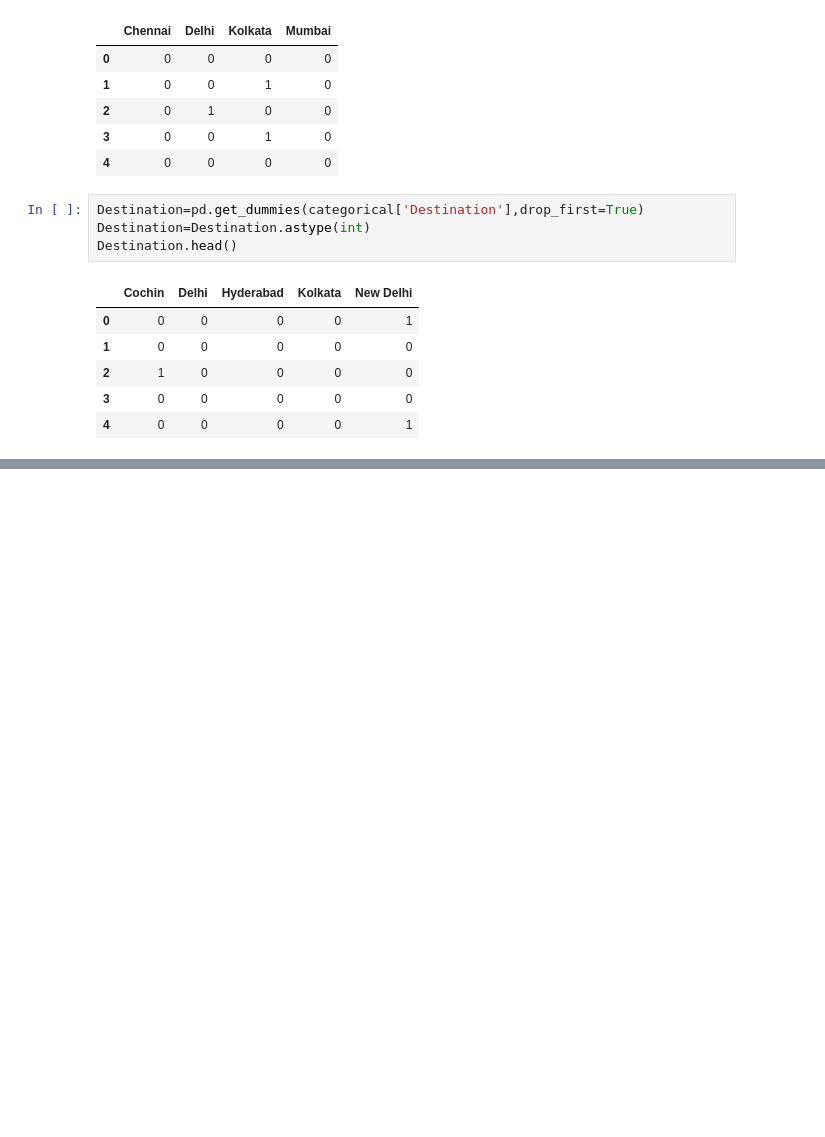
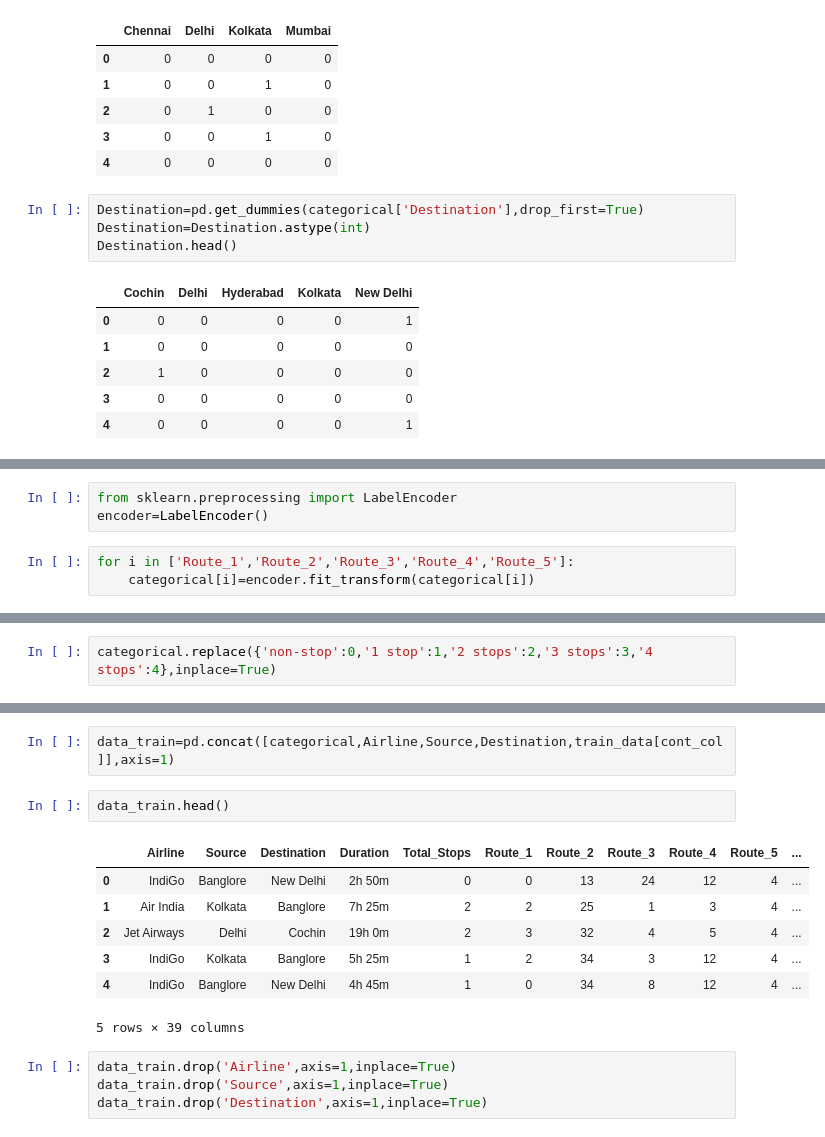
Before and after one commit to shihabrafio/Airlines_Tickets_Fare_Predictor, a Jupyter notebook: Airlines Ticket.ipynb, the cells around one changed output, grey strips where cells are left out. Saved outputs shown, nothing was run; the diff lists cells and outputs as text; blank space fills up the shorter version.

Commit message:
Add Label Encoding

```diff
--- a/Airlines Ticket.ipynb
+++ b/Airlines Ticket.ipynb
@@ -361,0 +487,6 @@ Destination.head()
+# %%
+from sklearn.preprocessing import LabelEncoder
+encoder=LabelEncoder()
+# %%
+for i in ['Route_1','Route_2','Route_3','Route_4','Route_5']:
+    categorical[i]=encoder.fit_transform(categorical[i])
@@ -361,0 +537,2 @@ Destination.head()
+# %%
+categorical.replace({'non-stop':0,'1 stop':1,'2 stops':2,'3 stops':3,'4 stops':4},inplace=True)
@@ -361,0 +553,16 @@ Destination.head()
+# %%
+data_train=pd.concat([categorical,Airline,Source,Destination,train_data[cont_col]],axis=1)
+# %%
+data_train.head()
+# %% [output]
+|  | Airline | Source | Destination | Duration | Total_Stops | Route_1 | Route_2 | Route_3 | Route_4 | Route_5 | ... |
+| 0 | IndiGo | Banglore | New Delhi | 2h 50m | 0 | 0 | 13 | 24 | 12 | 4 | ... |
+| 1 | Air India | Kolkata | Banglore | 7h 25m | 2 | 2 | 25 | 1 | 3 | 4 | ... |
+| 2 | Jet Airways | Delhi | Cochin | 19h 0m | 2 | 3 | 32 | 4 | 5 | 4 | ... |
+| 3 | IndiGo | Kolkata | Banglore | 5h 25m | 1 | 2 | 34 | 3 | 12 | 4 | ... |
+| 4 | IndiGo | Banglore | New Delhi | 4h 45m | 1 | 0 | 34 | 8 | 12 | 4 | ... |
+5 rows × 39 columns
+# %%
+data_train.drop('Airline',axis=1,inplace=True)
+data_train.drop('Source',axis=1,inplace=True)
+data_train.drop('Destination',axis=1,inplace=True)
```
Also changed, not shown: parts of 20 cells of this notebook.
